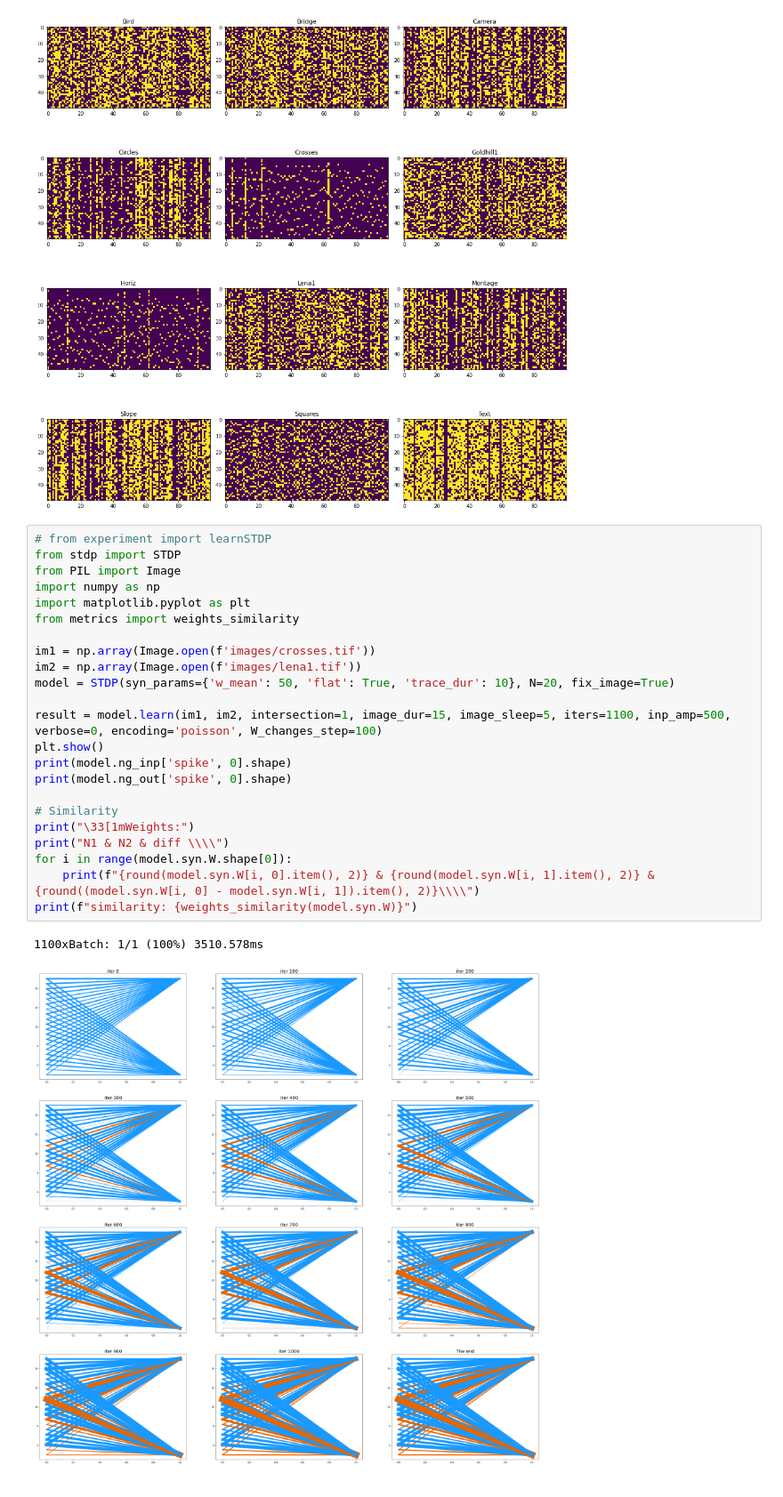
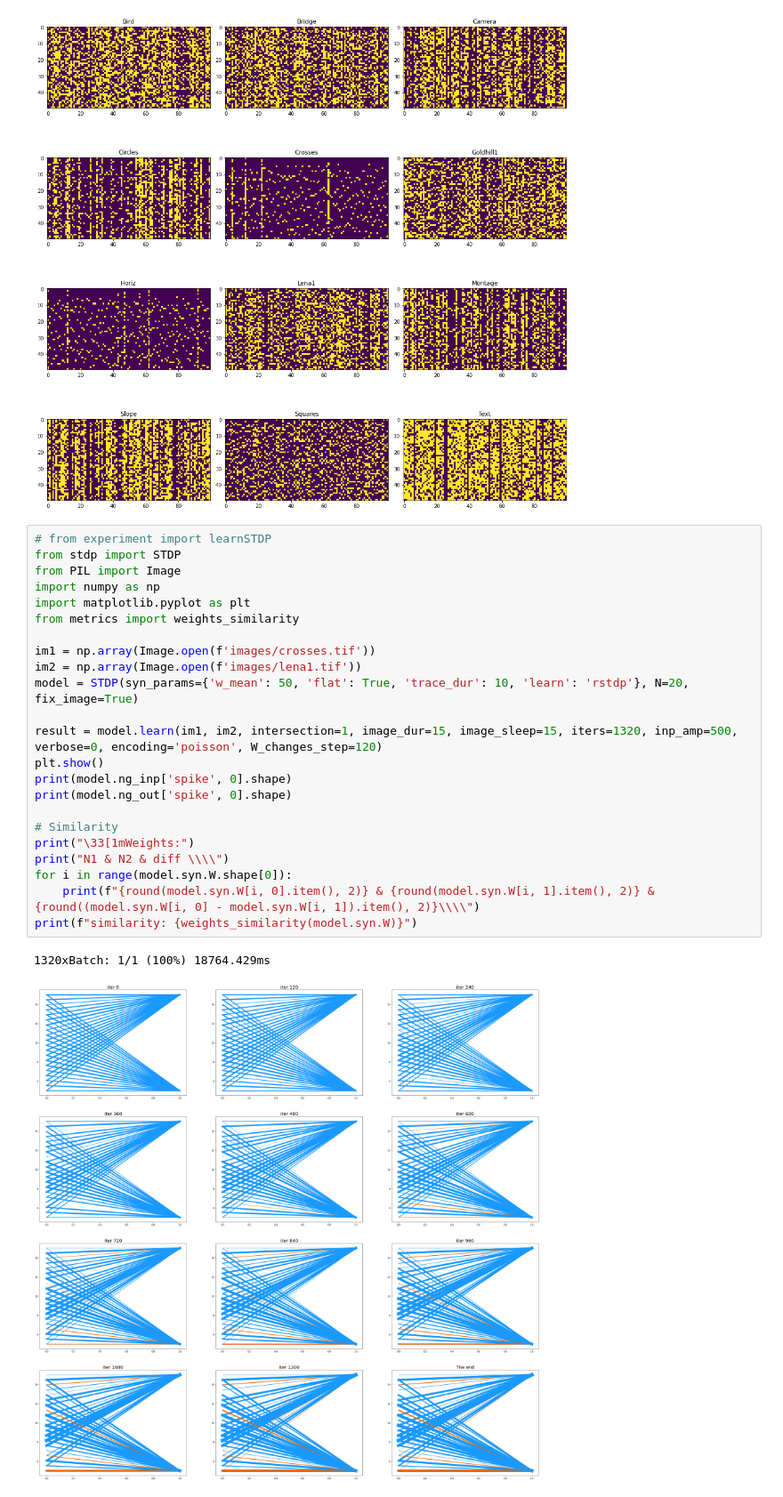
Before and after one commit to alia-asl/stdp, a Jupyter notebook: P03.ipynb, the cells around one changed output. Shown at 89% size. Cells and saved outputs as stored; diff of their text form.

Commit message:
rstdp yeeaaah

```diff
--- a/P03.ipynb
+++ b/P03.ipynb
@@ -54,26 +54,26 @@ plt.show()
 # %%
 # from experiment import learnSTDP
 from stdp import STDP
 from PIL import Image
 import numpy as np
 import matplotlib.pyplot as plt
 from metrics import weights_similarity
 
 im1 = np.array(Image.open(f'images/crosses.tif'))
 im2 = np.array(Image.open(f'images/lena1.tif'))
-model = STDP(syn_params={'w_mean': 50, 'flat': True, 'trace_dur': 10}, N=20, fix_image=True)
+model = STDP(syn_params={'w_mean': 50, 'flat': True, 'trace_dur': 10, 'learn': 'rstdp'}, N=20, fix_image=True)
 
-result = model.learn(im1, im2, intersection=1, image_dur=15, image_sleep=5, iters=1100, inp_amp=500, verbose=0, encoding='poisson', W_changes_step=100)
+result = model.learn(im1, im2, intersection=1, image_dur=15, image_sleep=15, iters=1320, inp_amp=500, verbose=0, encoding='poisson', W_changes_step=120)
 plt.show()
 print(model.ng_inp['spike', 0].shape)
 print(model.ng_out['spike', 0].shape)
 
 # Similarity
 print("\33[1mWeights:")
 print("N1 & N2 & diff \\\\")
 for i in range(model.syn.W.shape[0]):
     print(f"{round(model.syn.W[i, 0].item(), 2)} & {round(model.syn.W[i, 1].item(), 2)} & {round((model.syn.W[i, 0] - model.syn.W[i, 1]).item(), 2)}\\\\")
 print(f"similarity: {weights_similarity(model.syn.W)}")
 # %% [output]
-1100xBatch: 1/1 (100%) 3510.578ms
+1320xBatch: 1/1 (100%) 18764.429ms
-[figure, old version]
+[figure, new version]
```
Also changed, not shown: parts of 3 cells of this notebook, 5 other files.
